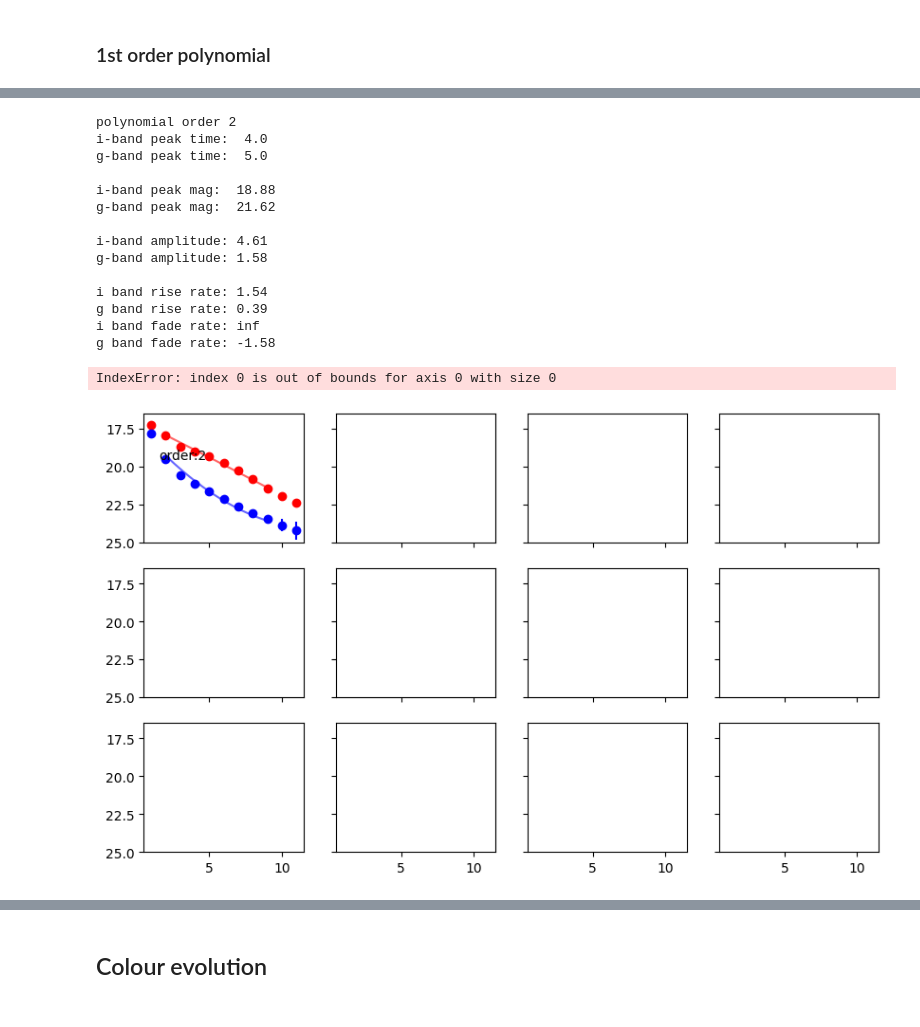
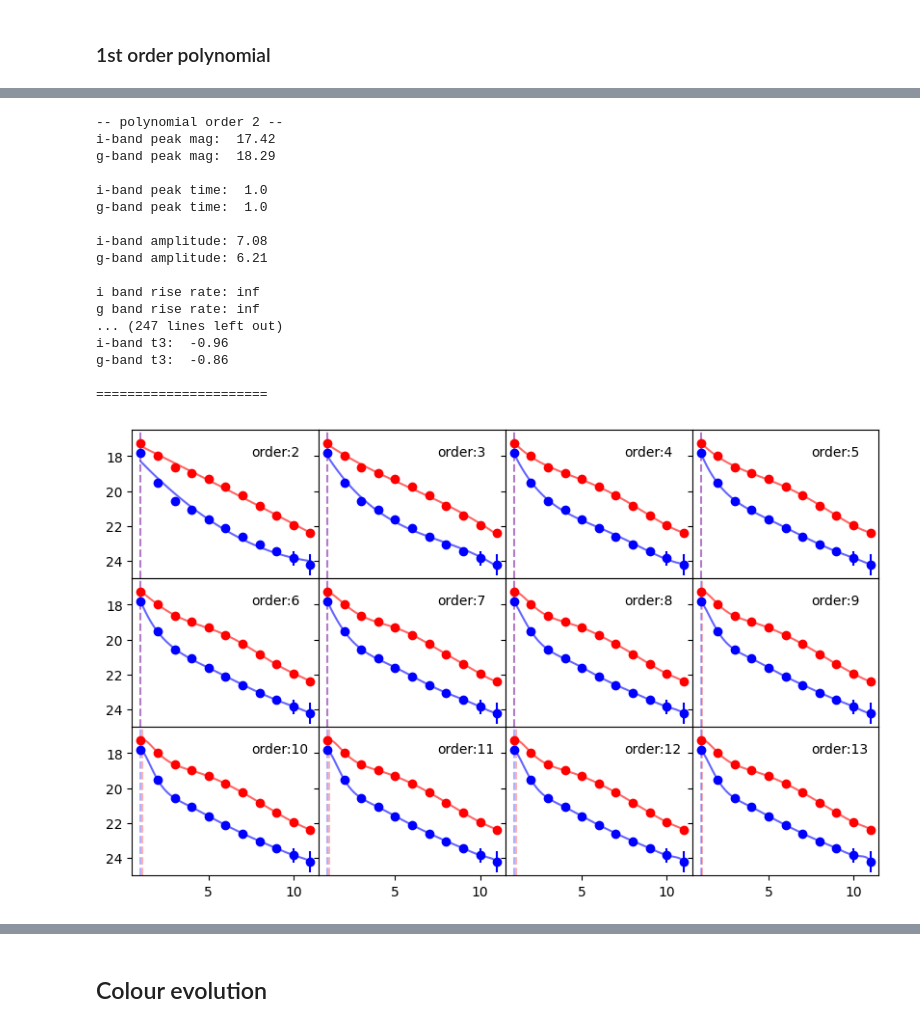
Before and after one commit to natasha-vb/transient-toolbox, a Jupyter notebook: polynomial_fit.ipynb, the cells around one changed output, grey strips where cells are left out. Drawn from its saved outputs; the diff is of its cells as text; code cells hidden in the pictures.

```diff
--- a/polynomial_fit.ipynb
+++ b/polynomial_fit.ipynb
@@ -326,4 +212,9 @@ def find_peak_time(p):
 # %%
-def find_peak_mag(p, peaktime):
-    peak_mag = np.polyval(p, peaktime)
+def find_peak_mag(p, xp):
+    """
+    Calculate the peak magnitude for a polynomial object, and x-axis data
+
+    """
+
+    peak_mag = np.min(p(xp))
     return peak_mag
@@ -330,10 +234,16 @@ def find_peak_mag(p, peaktime):
 # %%
 def find_t2(x, y, order, peakmag, peaktime, threshold=1E-6):
+    """
+    Calculate the time it takes to fade 2(3) magnitudes from peak, t2(t3), by taking the roots of the
+    derivative of an offset polynomial fit.
+
+    """
+
     r = np.roots(np.polyfit(x, y - (peakmag+2), order))
 
     roots = np.sort(r.real[abs(r.imag) < threshold])
     # print('t2 roots:', roots)
-    time_t2 = roots[(roots > 4) & (roots < 6)][0]
+    time_t2 = roots[(roots > 0) & (roots < 10)][0]
     # print(time_t2)
     t2 = time_t2 - peaktime
 
@@ -341,7 +251,7 @@ def find_t2(x, y, order, peakmag, peaktime, threshold=1E-6):
 
     roots = np.sort(r.real[abs(r.imag) < threshold])
     # print('t3 roots:', roots)
-    time_t3 = roots[(roots > time_t2) & (roots < 7)][0]
+    time_t3 = roots[(roots > 0) & (roots < 10)][0]
     # print(time_t3)
     t3 = time_t3 - peaktime
 
@@ -386,7 +283,7 @@ for i in np.arange(0,3):
         p_i, p_g = polynomial_fit(x_i, y_i, x_g, y_g, order)
 
         # add to subplot
-        xp = np.linspace(2, 9, 100)
+        xp = np.linspace(1, 11, 100)
 
         ax[i,j].errorbar(x_i, y_i, y_i_err, marker='o', ls='', c='r')
         ax[i,j].plot(xp, p_i(xp), 'r-', alpha=0.6)
@@ -397,24 +294,24 @@ for i in np.arange(0,3):
         ax[i,j].set_xlim(0.5,11.5)
         ax[i,j].set_ylim(25, 16.5)
 
-        ax[i,j].text(1.5 ,19.5, f'order:{order}')
+        ax[i,j].text(7.5 ,18, f'order:{order}')
 
+        print(f'-- polynomial order {order} --')
         # calculate parameters
-        print(f'polynomial order {order}')
-        peaktime_i = find_peak_time(p_i)
-        peaktime_g = find_peak_time(p_g)
-        print('i-band peak time: ', round(peaktime_i,2))
-        print('g-band peak time: ', round(peaktime_g,2))
-        print('')
-
-        peakmag_i = find_peak_mag(p_i,peaktime_i)
-        peakmag_g = find_peak_mag(p_g,peaktime_g)
+        peakmag_i = find_peak_mag(p_i,xp)
+        peakmag_g = find_peak_mag(p_g,xp)
         print('i-band peak mag: ', round(peakmag_i,2))
         print('g-band peak mag: ', round(peakmag_g,2))
         print('')
 
-        amp_i = 23.4925 - peakmag_i
-        amp_g = 23.1938 - peakmag_g
+        amp_i = lim_mag - peakmag_i
+        amp_g = lim_mag - peakmag_g
+
+        peaktime_i = find_peak_time(p_i,xp,peakmag_i)
+        peaktime_g = find_peak_time(p_g,xp,peakmag_g)
+        print('i-band peak time: ', round(peaktime_i,2))
+        print('g-band peak time: ', round(peaktime_g,2))
+        print('')
 
         print('i-band amplitude:', round(amp_i,2))
         print('g-band amplitude:', round(amp_g,2))
@@ -427,45 +324,45 @@ for i in np.arange(0,3):
         fade_rate_g = amp_g / (x_g[3] - peaktime_g)
 
         print('i band rise rate:', round(rise_rate_i,2))
         print('g band rise rate:', round(rise_rate_g,2))
         print('i band fade rate:', round(fade_rate_i,2))
         print('g band fade rate:', round(fade_rate_g,2))
         print('')
 
         t2_i, t3_i = find_t2(x_i, y_i, order, peakmag_i, peaktime_i)
         t2_g, t3_g = find_t2(x_g, y_g, order, peakmag_g, peaktime_g)
         print('i-band t2: ', round(t2_i,2))
         print('g-band t2: ', round(t2_g,2))
         print('i-band t3: ', round(t3_i,2))
         print('g-band t3: ', round(t3_g,2))
 
-
-
         print('')
         print('======================')
         print('')
 
         # increase polynomial order
         order += 1
 
         ax[i,j].axvline(peaktime_i, c='r',ls='--', alpha=0.3)
         ax[i,j].axvline(peaktime_g, c='b',ls='--', alpha=0.3)
 
 fig.subplots_adjust(wspace=0, hspace=0)
 # %% [output]
-polynomial order 2
-i-band peak time:  4.0
-g-band peak time:  5.0
+-- polynomial order 2 --
+i-band peak mag:  17.42
+g-band peak mag:  18.29
 
-i-band peak mag:  18.88
-g-band peak mag:  21.62
+i-band peak time:  1.0
+g-band peak time:  1.0
 
-i-band amplitude: 4.61
-g-band amplitude: 1.58
+i-band amplitude: 7.08
+g-band amplitude: 6.21
 
-i band rise rate: 1.54
-g band rise rate: 0.39
-i band fade rate: inf
-g band fade rate: -1.58
+i band rise rate: inf
+g band rise rate: inf
+... (247 lines left out)
+i-band t3:  -0.96
+g-band t3:  -0.86
+
+======================
-IndexError: index 0 is out of bounds for axis 0 with size 0
-[figure, old version]
+[figure, new version]
```
Also changed, not shown: parts of 33 cells of this notebook.
